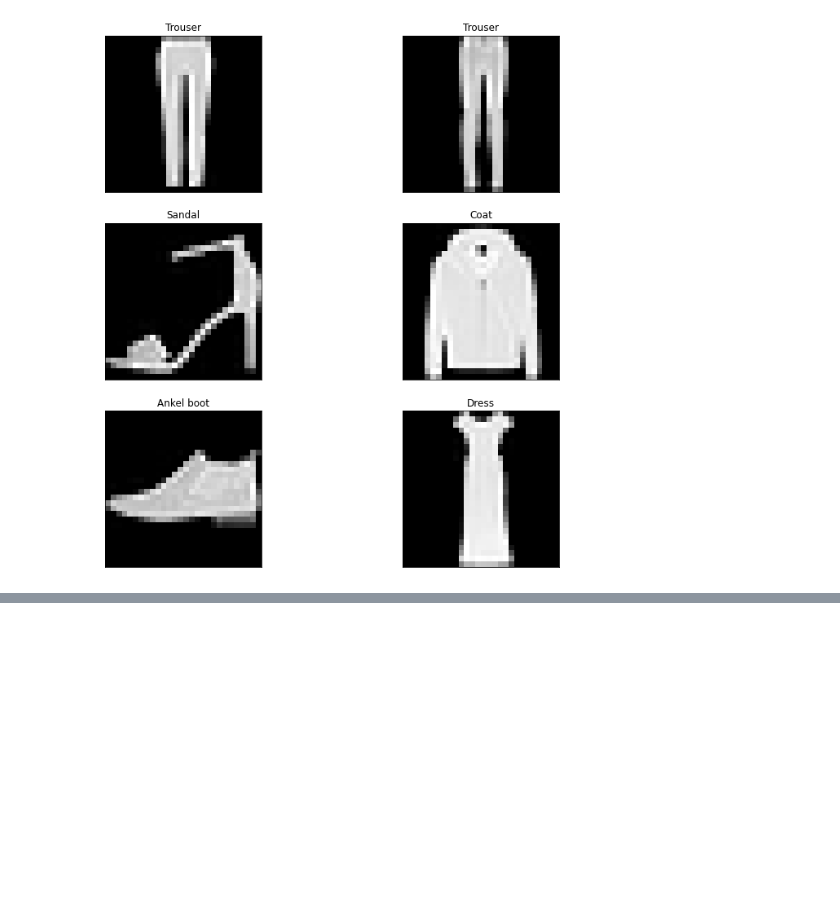
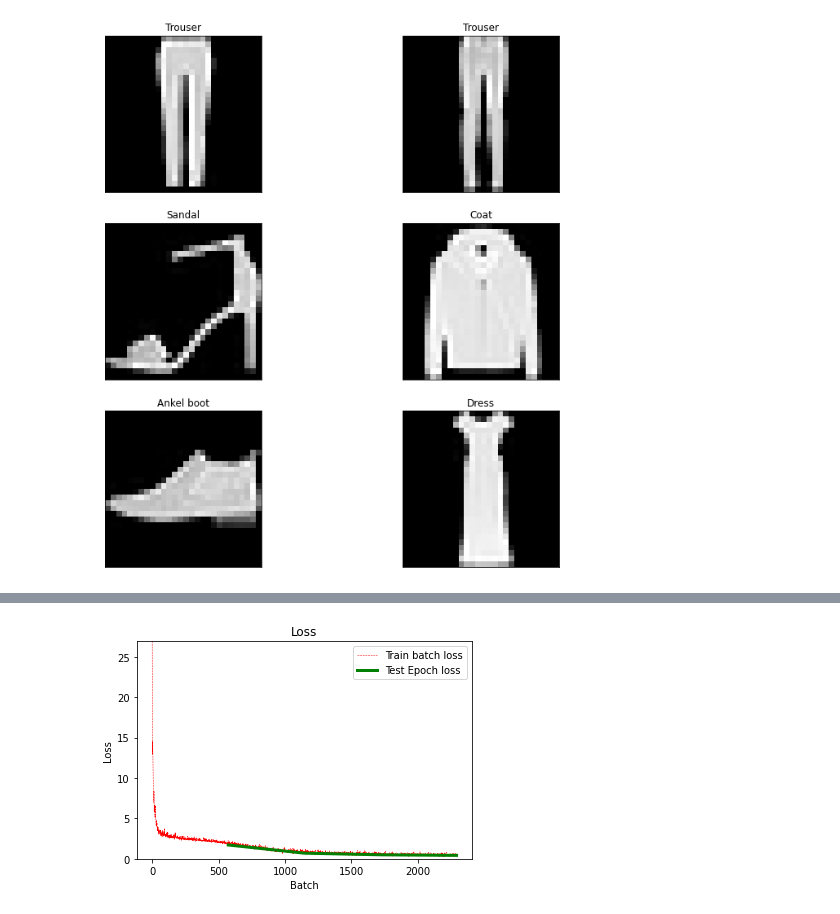
Before and after one commit to mocedon/EE-DL046211, a Jupyter notebook: HW2/ee046211_hw2_312775364.ipynb, the cells around one changed output, grey strips where cells are left out. Cells and saved outputs as stored; diff of their text form; code cells hidden in the pictures; blank space fills up the shorter version.

```diff
--- a/HW2/ee046211_hw2_312775364.ipynb
+++ b/HW2/ee046211_hw2_312775364.ipynb
@@ -964,38 +966,38 @@ class CNNModel(nn.Module):
 # time to train our model
 # hyper-parameters
 batch_size = 128
-learning_rate = 5e-5
-epochs = 21
+learning_rate = 1e-4
+epochs = 4 #12
 
 
 # dataloaders - creating batches and shuffling the data
-trainloader = torch.utils.data.DataLoader(
-    train_set, batch_size=batch_size, shuffle=True, num_workers=2)
-testloader = torch.utils.data.DataLoader(
-    test_set, batch_size=batch_size, shuffle=False, num_workers=2)
+trainloader_cnn = torch.utils.data.DataLoader(
+    train_set_cnn, batch_size=batch_size, shuffle=True, num_workers=2)
+testloader_cnn = torch.utils.data.DataLoader(
+    test_set_cnn, batch_size=batch_size, shuffle=False, num_workers=2)
 
 # device - cpu or gpu?
 device = torch.device("cuda:0" if torch.cuda.is_available() else "cpu")
 
 # loss criterion
-criterion = nn.CrossEntropyLoss()
+criterion_cnn = nn.CrossEntropyLoss()
 
 # build our model and send it to the device
-model = CNNModel(conv_layer, fc_layer).to(device) # no need for parameters as we alredy defined them in the class
+model_cnn = CNNModel(conv_layer, fc_layer).to(device) # no need for parameters as we alredy defined them in the class
 
 # optimizer - SGD, Adam, RMSProp...
-optimizer = torch.optim.Adam(model.parameters(), lr=learning_rate)
-scheduler = torch.optim.lr_scheduler.MultiStepLR(optimizer,milestones=[7, 14], gamma=0.2)
+optimizer_cnn = torch.optim.Adam(model_cnn.parameters(), lr=learning_rate)
+scheduler_cnn = torch.optim.lr_scheduler.MultiStepLR(optimizer_cnn, milestones=[4, 8], gamma=0.2)
 
 
-model_dict = {'model': model,
-              'criterion': criterion,
-              'optimizer': optimizer,
-              'scheduler': scheduler,
+model_dict_cnn = {'model': model_cnn,
+              'criterion': criterion_cnn,
+              'optimizer': optimizer_cnn,
+              'scheduler': scheduler_cnn,
               'epochs': epochs,
-              'trainloader': trainloader,
-              'testloader': testloader,
+              'trainloader': trainloader_cnn,
+              'testloader': testloader_cnn,
               'device': device}
 # %%
-train_model(model_dict)
+train_model(model_dict_cnn)
 # %% [output]
@@ -1003,3 +1009,4 @@ Epoch:  1 | Loss: 2.2479 | Training accuracy: 18.921% | Test accuracy: 19.587% |
+[figure, added]
 # %%
 class additive_noise():
   def __init__(self, a):
```
Also changed, not shown: parts of 21 cells of this notebook.
